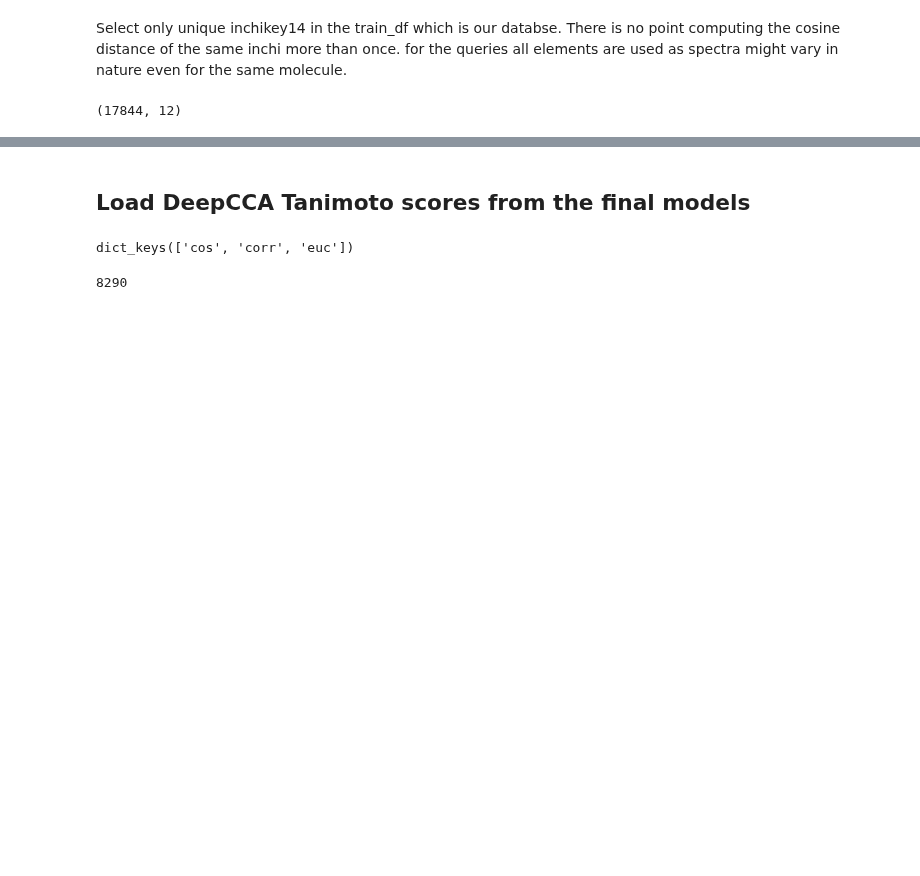
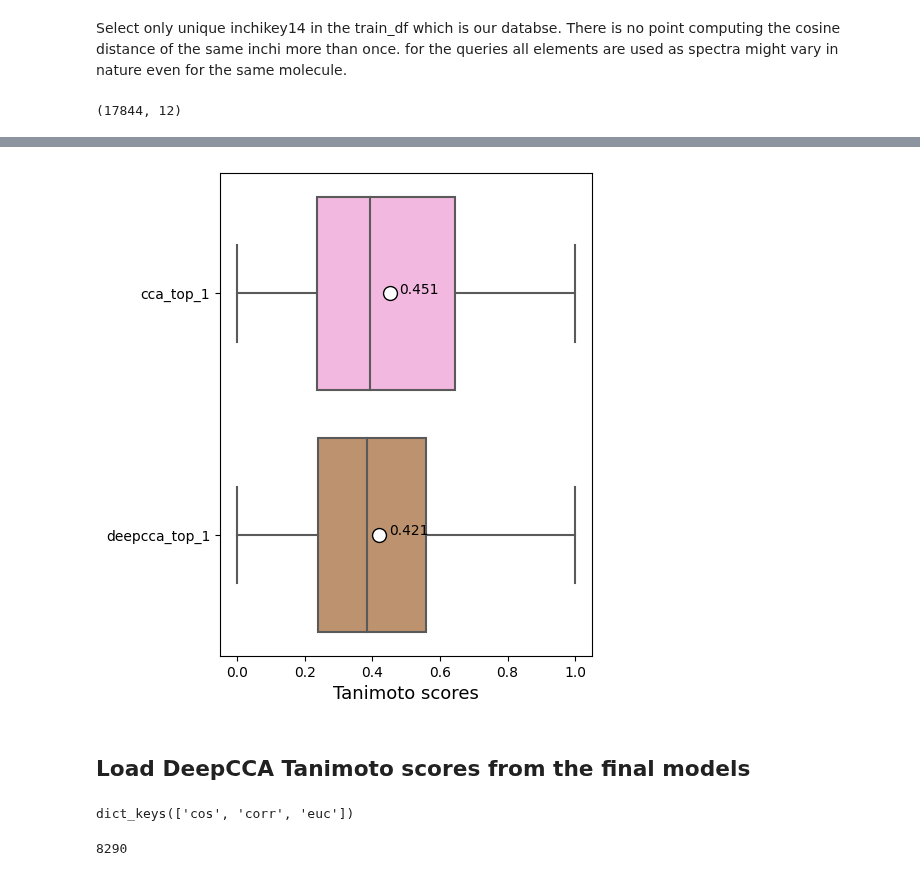
Before and after one commit to LukaLmelias/DeepCCA_thesis, a Jupyter notebook: final_model_prediction_and_evaluation.ipynb, the cells around one changed output, grey strips where cells are left out. Drawn from its saved outputs; the diff is of its cells as text; code cells hidden in the pictures; blank space fills up the shorter version.

```diff
--- a/final_model_prediction_and_evaluation.ipynb
+++ b/final_model_prediction_and_evaluation.ipynb
@@ -523,6 +523,7 @@ print(train_df.shape)
 # %% [output]
 (17844, 12)
 # %%
+%%time
 metrics = ['cos', 'corr']
 
 models = ['sdl', 'cca']
@@ -532,7 +533,7 @@ for metric in metrics:
         print(f'\nModel {model}')
         # cosine distance
         predictions_df = predict(subject_df=train_df,\
-                        query_df=test_df.head(size),dims=100,
+                        query_df=test_df,dims=100,
                         subject_embed=f'{model}_z2', # base name of z scores cols in subject df
                        query_embed=f'{model}_z1', # base name of z scores cols in query df
                        metric=metric,
@@ -548,7 +549,7 @@ for metric in metrics:
         # write the distances to file
         Files(f'./sdl_logs/sdl_optimized_params/train_in_train/{model}_preds/{model}_final_model_train_in_train_{metric}_predictions_df.pickle').write_to_file(predictions_df)
 
-#         del dist # rescue memory :)
+         #del dist # rescue memory :)
 
 #         Files(f'./sdl_logs/sdl_optimized_params/{model}_preds/{model}_final_model_test_{metric}_tanimoto.pickle').write_to_file(scores[0]) # scores has [tanimoto, mcs]
 #         Files(f'./sdl_logs/sdl_optimized_params/{model}_preds/{model}_final_model_test_{metric}_hits.pickle').write_to_file(hit)
@@ -571,0 +575,26 @@ Computing Tanimoto and hits is Completed successfully
+# %%
+cca_cos_preds_df = Files(f'./sdl_logs/sdl_optimized_params/test_in_train/cca_preds/cca_final_model_test_in_train_cos_predictions_df.pickle').load_pickle()
+
+
+deepcca_cos_preds_df = Files(f'./sdl_logs/sdl_optimized_params/test_in_train/sdl_preds/sdl_final_model_test_in_train_cos_predictions_df.pickle').load_pickle()
+# %%
+def get_top_k(preds_df,top_k,item='top_20_tanis'):
+    top_k_item = []
+    for tanis in preds_df[item]:
+        top_k_item.append(max(tanis[:top_k]))
+        #break
+    return top_k_item
+# %%
+top = 1
+cca_top_1_tanis = get_top_k(preds_df=cca_cos_preds_df,
+                            top_k=top,
+                           item='top_20_tanis')
+
+deepcca_top_1_tanis = get_top_k(preds_df=deepcca_cos_preds_df,
+                            top_k=top,
+                           item='top_20_tanis')
+
+top_1_df = pd.DataFrame({'cca_top_1':cca_top_1_tanis,
+                         'deepcca_top_1':deepcca_top_1_tanis,
+                        })
+top_1_df.head()
@@ -572,3 +608,19 @@ Computing Tanimoto and hits is Completed successfully
+# %%
+plt.figure(figsize=(4.8, 6.4),dpi=100)
+ax = sns.boxplot(data=top_1_df, orient='h',
+             showmeans = True,palette= [sns.color_palette("colorblind")[6],sns.color_palette("colorblind")[5]],
+           meanprops={"marker":"o",
+                      "markerfacecolor":"white",
+                      "markeredgecolor":"black",
+                      "markersize":"10"})\
+
+plt.text(x=0.48,y=0,s=round(np.mean(top_1_df['cca_top_1']),3))
+plt.text(x=0.45,y=1,s=round(np.mean(top_1_df['deepcca_top_1']),3))
+plt.xlabel('Tanimoto scores', fontsize=13)
+
+plt.show()
+# %% [output]
+[figure, added]
 # %% [markdown]
 <h2> Load DeepCCA Tanimoto scores from the final models </h2>
 # %%
```
Also changed, not shown: parts of 3 cells of this notebook, 2 other files.
